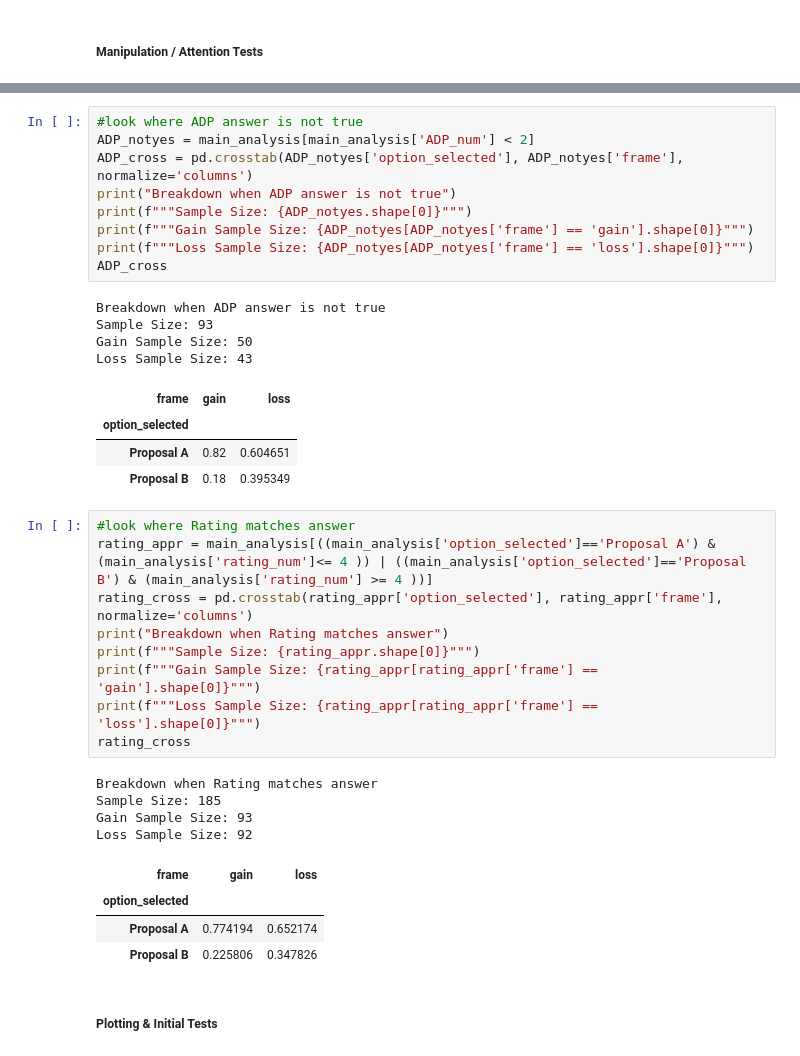
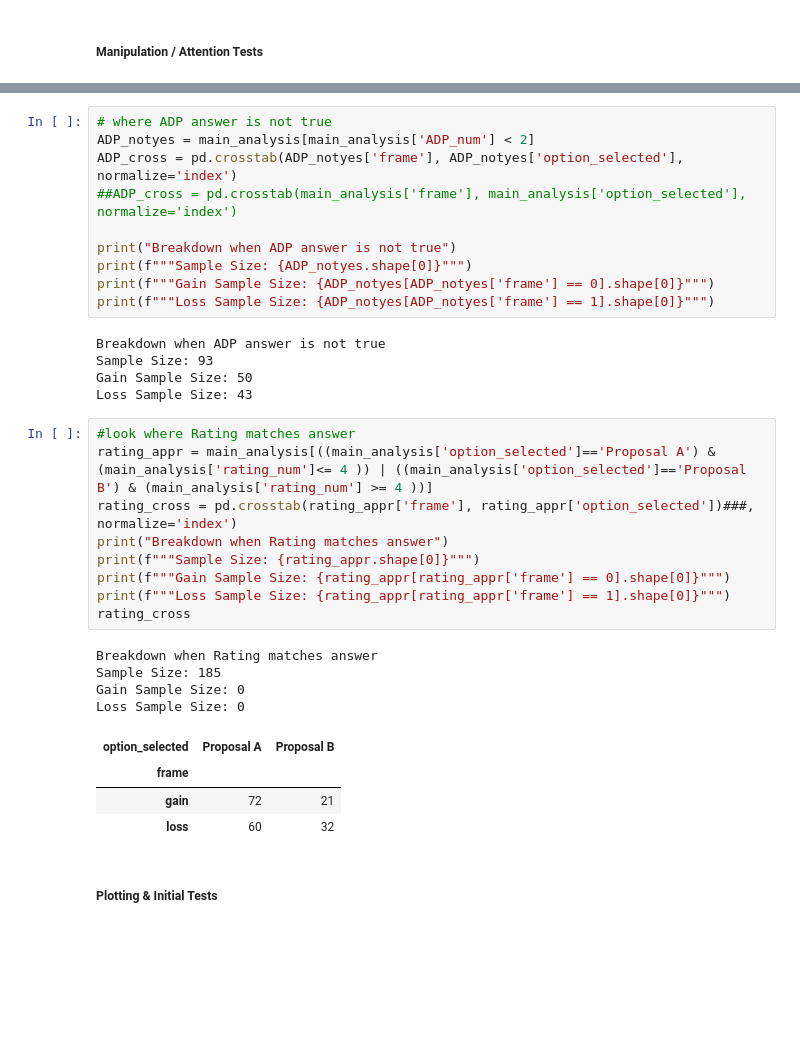
Before and after one commit to aking3806/riskychoiceframing_AI, a Jupyter notebook: Experiment 1/analysis/qualtrics_analysis.ipynb, the cells around one changed output, grey strips where cells are left out. Saved outputs shown, nothing was run; the diff lists cells and outputs as text; blank space fills up the shorter version.

Commit message:
data analysis

```diff
--- a/Experiment 1/analysis/qualtrics_analysis.ipynb
+++ b/Experiment 1/analysis/qualtrics_analysis.ipynb
@@ -690,41 +783,38 @@ Loss Sample Size: 77
 | Proposal A | 0.788235 | 0.571429 |
 | Proposal B | 0.211765 | 0.428571 |
 # %%
-#look where ADP answer is not true
+# where ADP answer is not true
 ADP_notyes = main_analysis[main_analysis['ADP_num'] < 2]
-ADP_cross = pd.crosstab(ADP_notyes['option_selected'], ADP_notyes['frame'], normalize='columns')
+ADP_cross = pd.crosstab(ADP_notyes['frame'], ADP_notyes['option_selected'], normalize='index')
+##ADP_cross = pd.crosstab(main_analysis['frame'], main_analysis['option_selected'], normalize='index')
+
 print("Breakdown when ADP answer is not true")
 print(f"""Sample Size: {ADP_notyes.shape[0]}""")
-print(f"""Gain Sample Size: {ADP_notyes[ADP_notyes['frame'] == 'gain'].shape[0]}""")
-print(f"""Loss Sample Size: {ADP_notyes[ADP_notyes['frame'] == 'loss'].shape[0]}""")
-ADP_cross
+print(f"""Gain Sample Size: {ADP_notyes[ADP_notyes['frame'] == 0].shape[0]}""")
+print(f"""Loss Sample Size: {ADP_notyes[ADP_notyes['frame'] == 1].shape[0]}""")
 # %% [output]
 Breakdown when ADP answer is not true
 Sample Size: 93
 Gain Sample Size: 50
 Loss Sample Size: 43
-| frame | gain | loss |
-| option_selected |  |  |
-| Proposal A | 0.82 | 0.604651 |
-| Proposal B | 0.18 | 0.395349 |
 # %%
 #look where Rating matches answer
 rating_appr = main_analysis[((main_analysis['option_selected']=='Proposal A') & (main_analysis['rating_num']<= 4 )) | ((main_analysis['option_selected']=='Proposal B') & (main_analysis['rating_num'] >= 4 ))]
-rating_cross = pd.crosstab(rating_appr['option_selected'], rating_appr['frame'], normalize='columns')
+rating_cross = pd.crosstab(rating_appr['frame'], rating_appr['option_selected'])###, normalize='index')
 print("Breakdown when Rating matches answer")
 print(f"""Sample Size: {rating_appr.shape[0]}""")
-print(f"""Gain Sample Size: {rating_appr[rating_appr['frame'] == 'gain'].shape[0]}""")
-print(f"""Loss Sample Size: {rating_appr[rating_appr['frame'] == 'loss'].shape[0]}""")
+print(f"""Gain Sample Size: {rating_appr[rating_appr['frame'] == 0].shape[0]}""")
+print(f"""Loss Sample Size: {rating_appr[rating_appr['frame'] == 1].shape[0]}""")
 rating_cross
 # %% [output]
 Breakdown when Rating matches answer
 Sample Size: 185
-Gain Sample Size: 93
-Loss Sample Size: 92
+Gain Sample Size: 0
+Loss Sample Size: 0
-| frame | gain | loss |
-| option_selected |  |  |
-| Proposal A | 0.774194 | 0.652174 |
-| Proposal B | 0.225806 | 0.347826 |
+| option_selected | Proposal A | Proposal B |
+| frame |  |  |
+| gain | 72 | 21 |
+| loss | 60 | 32 |
 # %% [markdown]
 ##### Plotting & Initial Tests
 # %%
```
Also changed, not shown: parts of 44 cells of this notebook, 57 other files.
